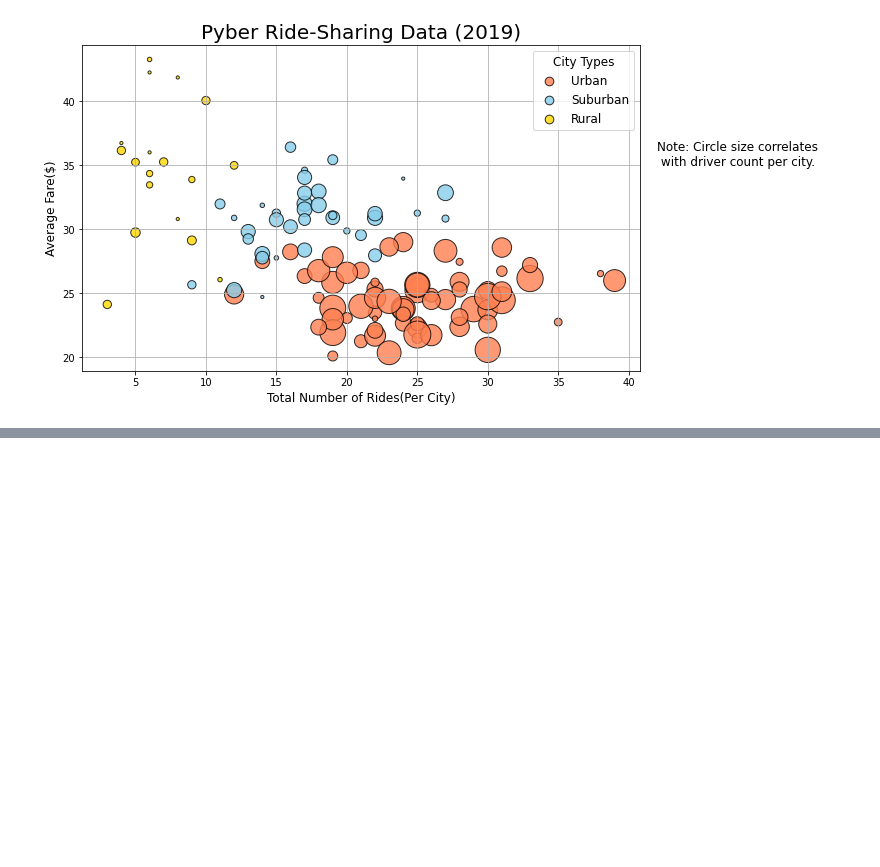
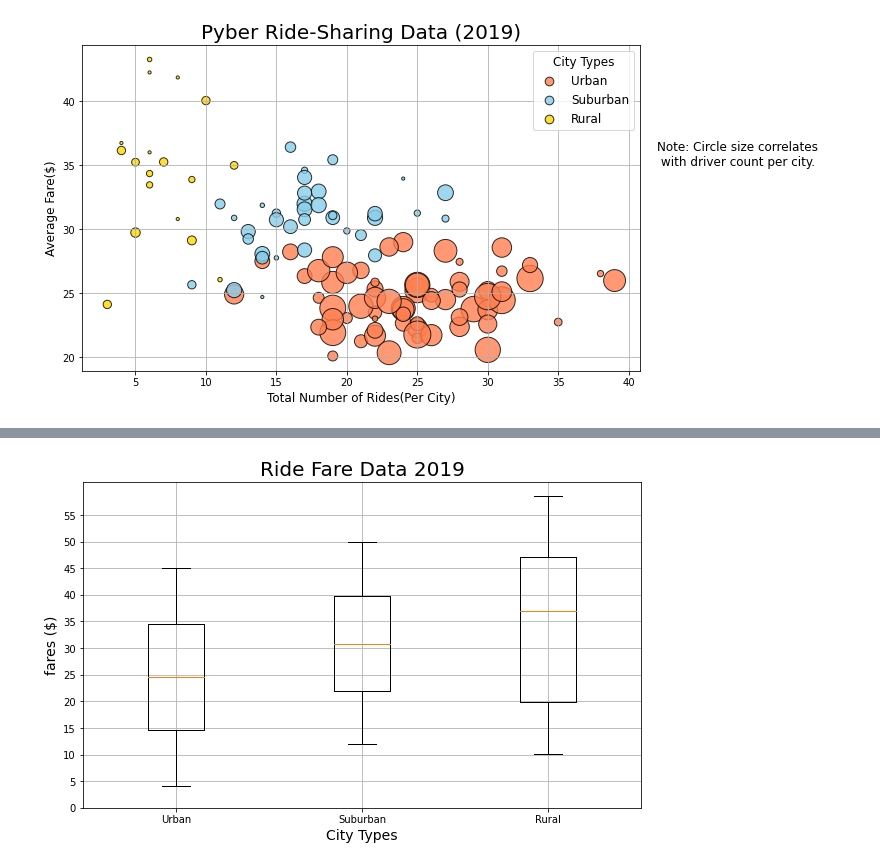
Before and after one commit to mtalbot1516/PyBer_Analysis, a Jupyter notebook: Pyber.ipynb, the cells around one changed output, grey strips where cells are left out. Drawn from its saved outputs; the diff is of its cells as text; code cells hidden in the pictures; blank space fills up the shorter version.

```diff
--- a/Pyber.ipynb
+++ b/Pyber.ipynb
@@ -263,0 +484,16 @@ plt.show()
+# %%
+#add all ride fare box - and whisker plots to teh same graph
+x_labels = ["Urban", "Suburban", "Rural"]
+ride_count_data = [urban_fares, suburban_fares, rural_fares]
+fig, ax = plt.subplots(figsize = (10, 6))
+ax.set_title('Ride Fare Data 2019',fontsize=20)
+ax.set_ylabel('fares ($)', fontsize=14)
+ax.set_xlabel('City Types', fontsize=14)
+ax.boxplot(ride_count_data, labels=x_labels)
+ax.set_yticks(np.arange(0, 60, step=5.0))
+ax.grid()
+#save that ish
+plt.savefig("analysis/Fig3.png")
+plt.show()
+# %% [output]
+[figure, added]
```
Also changed, not shown: parts of 14 cells of this notebook, 3 other files.
